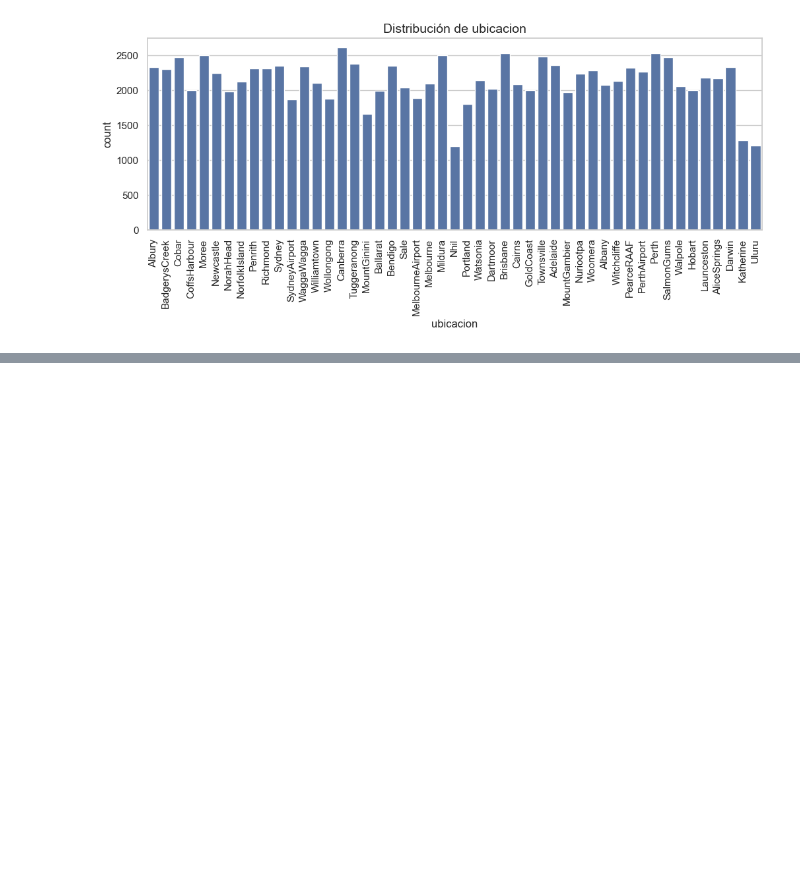
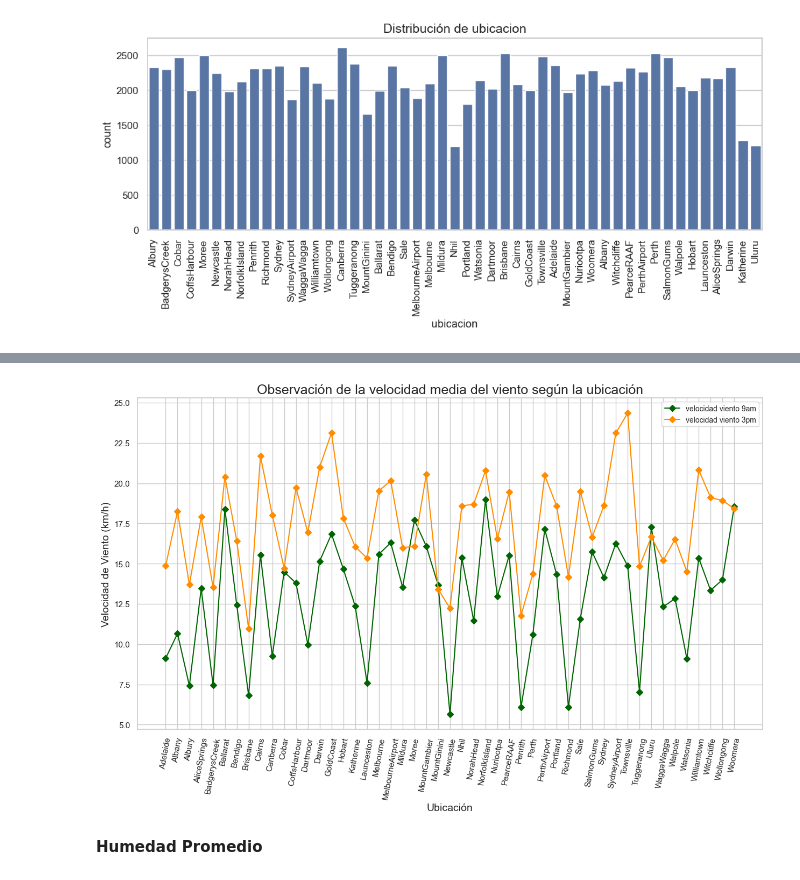
Before and after one commit to mariaRam2003/hdt6_mineria, a Jupyter notebook: HT6-EDA.ipynb, the cells around one changed output, grey strips where cells are left out. Drawn from its saved outputs; the diff is of its cells as text; code cells hidden in the pictures; blank space fills up the shorter version.

```diff
--- a/HT6-EDA.ipynb
+++ b/HT6-EDA.ipynb
@@ -522,0 +527,4 @@ plt.show()
+# %%
+windspeed_weather_df = data.groupby(['ubicacion'])[['vel_viento_9am', 'vel_viento_3pm']].mean()
+windspeed_weather_df = windspeed_weather_df.reset_index()
+windspeed_weather_df.head()
@@ -522,0 +580,20 @@ plt.show()
+# %%
+x = windspeed_weather_df.loc[:, 'ubicacion']
+y1 = windspeed_weather_df['vel_viento_9am']
+y2 = windspeed_weather_df['vel_viento_3pm']
+
+plt.figure(figsize = (15, 8))
+
+plt.plot(x, y1, marker='D', color = 'darkgreen', label = 'velocidad viento 9am')
+plt.plot(x, y2, marker='D', color = 'darkorange', label = 'velocidad viento 3pm')
+
+plt.xlabel('Ubicación', fontsize = 14)
+plt.ylabel('Velocidad de Viento (km/h)', fontsize = 14)
+plt.title('Observación de la velocidad media del viento según la ubicación', fontsize = 18)
+plt.legend(fontsize = 10, loc = 'best')
+plt.xticks(rotation=80)
+plt.show()
+# %% [output]
+[figure, added]
+# %% [markdown]
+**Humedad Promedio**
```
Also changed, not shown: parts of 19 cells of this notebook.
